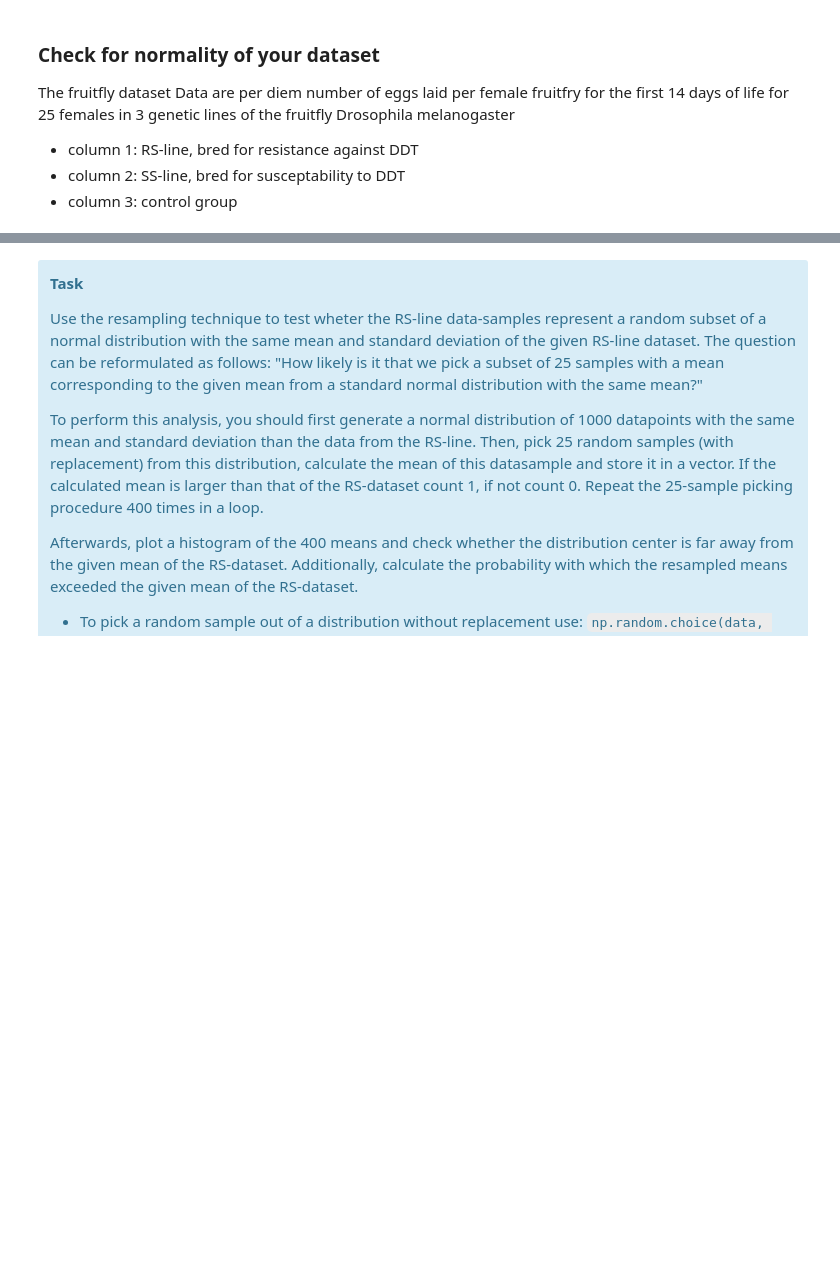
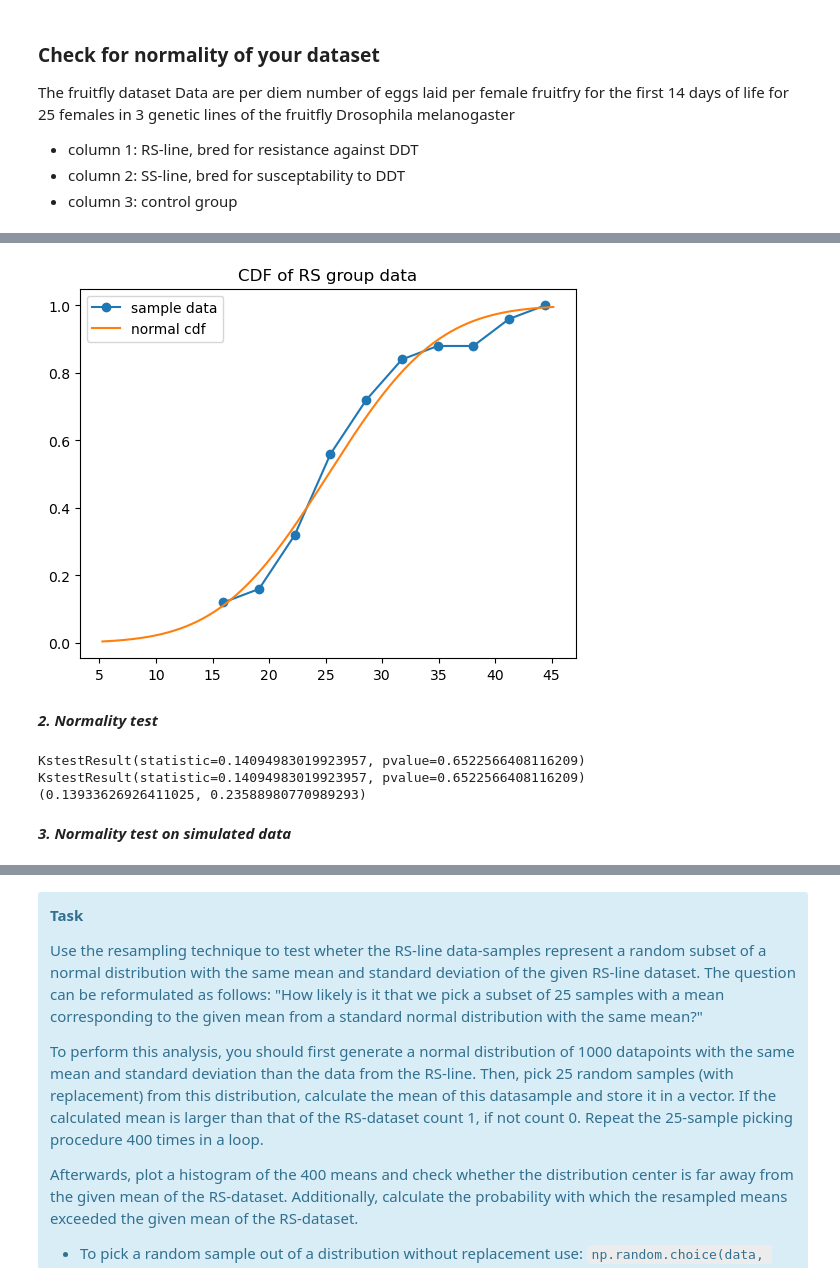
Before and after one commit to mrcocolinho/MSPS-Assignments, a Jupyter notebook: Notebooks/Assignement 2/ex02.ipynb, the cells around one changed output, grey strips where cells are left out. Saved outputs shown, nothing was run; the diff lists cells and outputs as text; code cells hidden in the pictures; blank space fills up the shorter version.

```diff
--- a/Notebooks/Assignement 2/ex02.ipynb
+++ b/Notebooks/Assignement 2/ex02.ipynb
@@ -64,0 +91,41 @@ What your answer should look like:
+# %%
+# cdf of sample/normal dist.
+
+count, bins2 = np.histogram(RS)
+cdf_s = np.cumsum(count/sum(count))
+cdf_n = lambda x: stats.norm.cdf(x, loc = mean, scale = std)
+# %%
+## plotting the cdf of smaple and normal distribution ##
+fig = plt.subplot()
+
+# plotting the data
+plt.plot(bins[1:], cdf_s, marker = 'o', label = 'sample data')
+plt.plot(x, cdf_n(x), label = 'normal cdf')
+
+# lay-out
+plt.title('CDF of RS group data')
+ax.set_xlabel('Per diem number of eggs')
+plt.legend()
+
+plt.show()
+# %% [output]
+[figure, added]
+# %% [markdown]
+***2. Normality test***
+# %%
+## performing the normality tests ##
+
+# not normalized
+print(stats.kstest(RS, cdf_n))
+
+# normalized
+print(stats.kstest((RS-mean)/std, 'norm'))
+
+# lilliefors test
+print(sm.stats.lilliefors(RS, 'norm'))
+# %% [output]
+KstestResult(statistic=0.14094983019923957, pvalue=0.6522566408116209)
+KstestResult(statistic=0.14094983019923957, pvalue=0.6522566408116209)
+(0.13933626926411025, 0.23588980770989293)
+# %% [markdown]
+***3. Normality test on simulated data***
```
Also changed, not shown: parts of 15 cells of this notebook, 3 other files.
